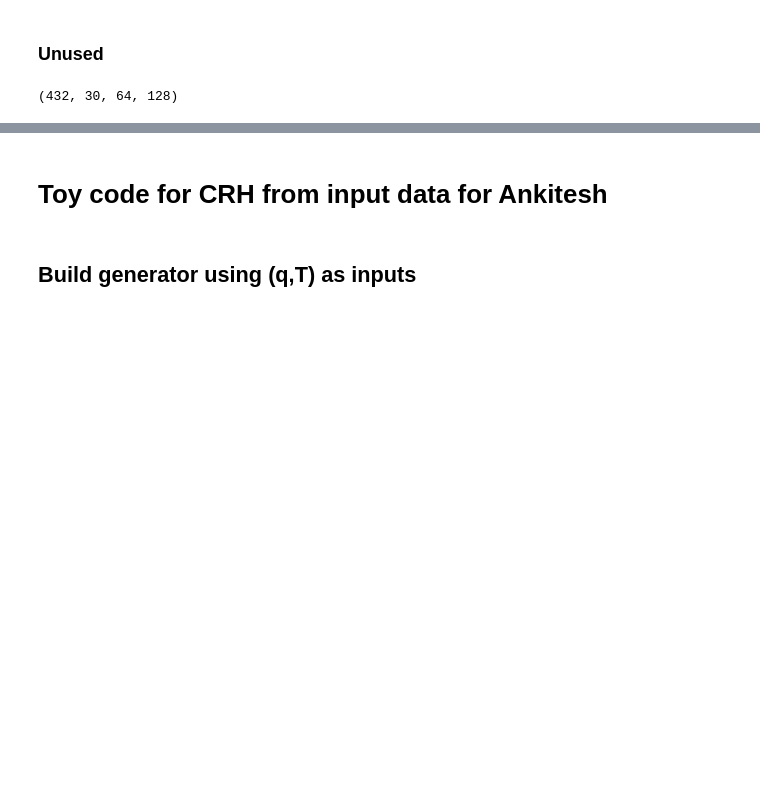
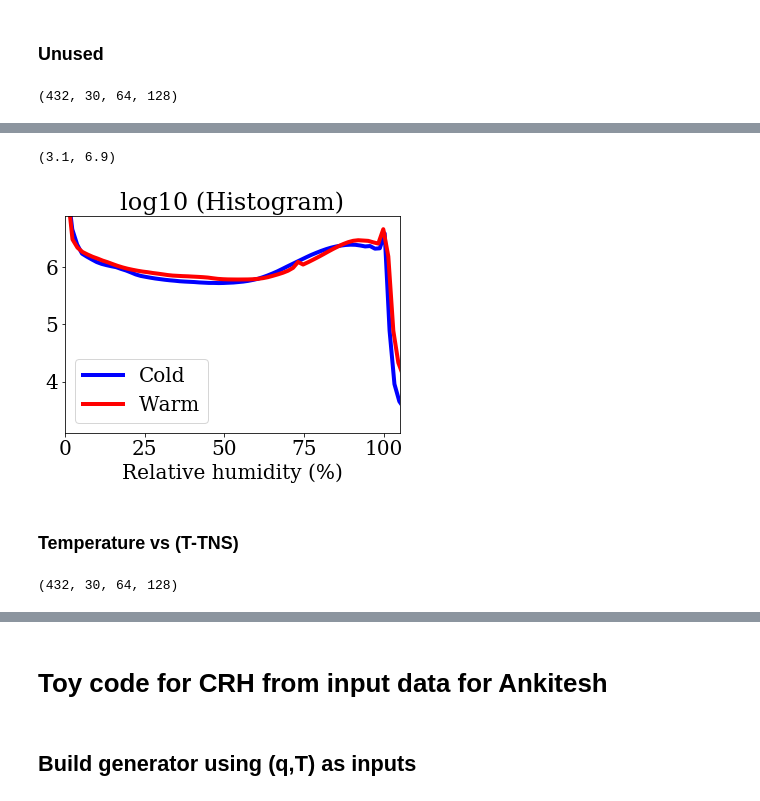
Before and after one commit to wallingTACC/CBRAIN-CAM, a Jupyter notebook: notebooks/tbeucler_devlog/038_Output_normalization_Buoyancy_separation.ipynb, the cells around one changed output, grey strips where cells are left out. Drawn from its saved outputs; the diff is of its cells as text; code cells hidden in the pictures; blank space fills up the shorter version.

```diff
--- a/notebooks/tbeucler_devlog/038_Output_normalization_Buoyancy_separation.ipynb
+++ b/notebooks/tbeucler_devlog/038_Output_normalization_Buoyancy_separation.ipynb
@@ -1965,0 +1980,3 @@ EPT0.shape
+# %%
+RHm4 = RH(datam4K.TAP,datam4K.QAP,P0,datam4K.PS,datam4K.hyam,datam4K.hybm).values.flatten()
+RHp4 = RH(datap4K.TAP,datap4K.QAP,P0,datap4K.PS,datap4K.hyam,datap4K.hybm).values.flatten()
@@ -1965,0 +2005,13 @@ EPT0.shape
+# %%
+plt.plot(1e2*edg2bin(HRHm4E),np.log10(HRHm4),color='b',label='Cold')
+plt.plot(1e2*edg2bin(HRHp4E),np.log10(HRHp4),color='r',label='Warm')
+plt.xlim((0,105))
+plt.xlabel('Relative humidity (%)')
+plt.title('log10 (Histogram)')
+plt.legend()
+plt.ylim((3.1,6.9))
+# %% [output]
+(3.1, 6.9)
+[figure, added]
+# %% [markdown]
+### Temperature vs (T-TNS)
@@ -1965,0 +2021,4 @@ EPT0.shape
+# %%
+datam4K.TAP.values.shape
+# %% [output]
+(432, 30, 64, 128)
```
Also changed, not shown: parts of 35 cells of this notebook, 1 other file.
